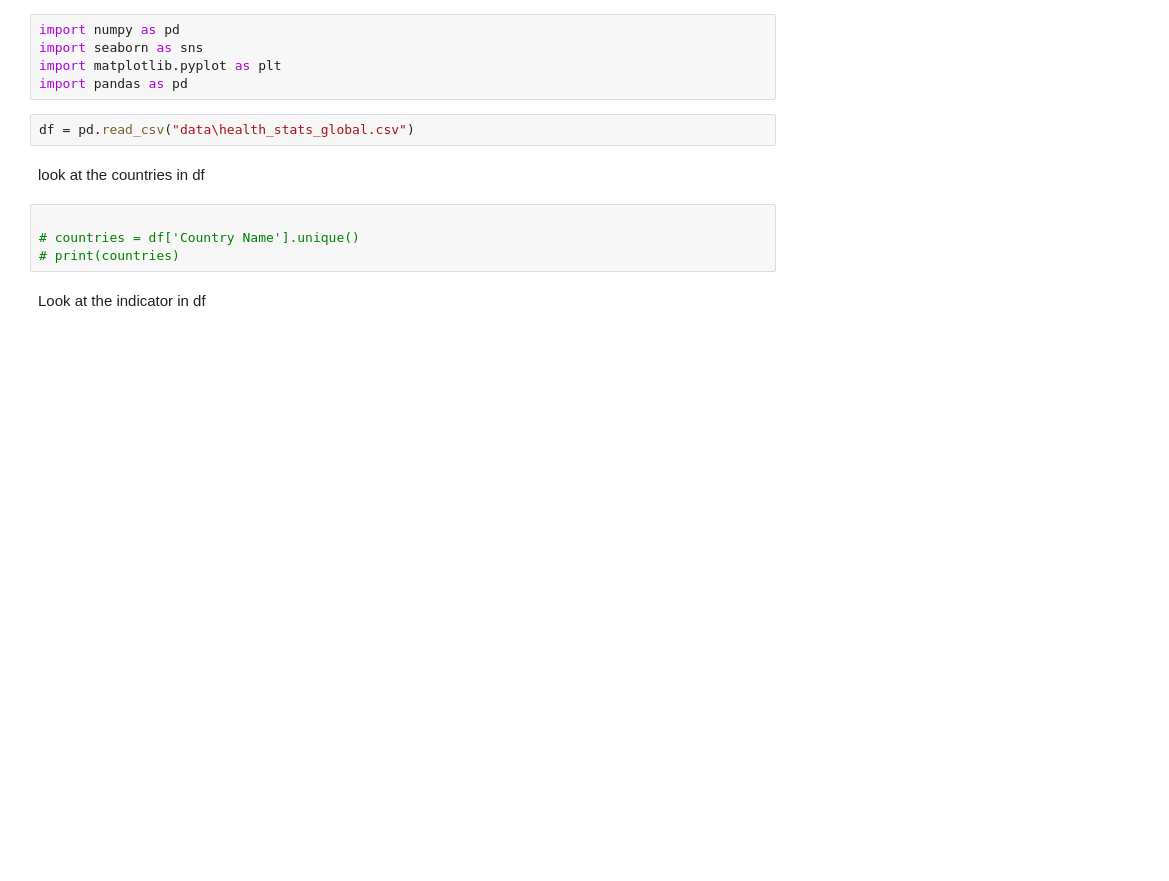
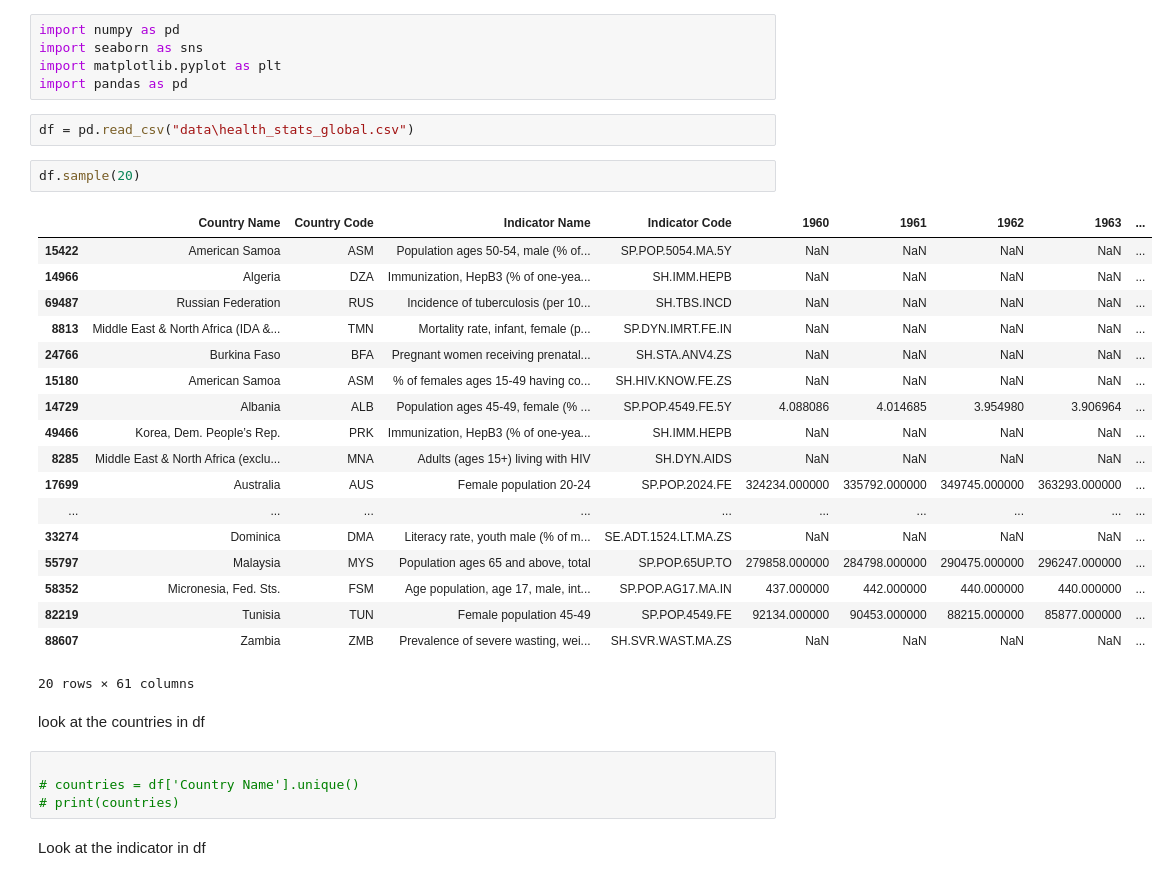
Before and after one commit to BenHallinan/eda_casestudy, a Jupyter notebook: health_brandon.ipynb, the cells around one changed output. Drawn from its saved outputs; the diff is of its cells as text; blank space fills up the shorter version.

```diff
--- a/health_brandon.ipynb
+++ b/health_brandon.ipynb
@@ -5,6 +5,27 @@ import matplotlib.pyplot as plt
 import pandas as pd
 # %%
 df = pd.read_csv("data\health_stats_global.csv")
+# %%
+df.sample(20)
+# %% [output]
+|  | Country Name | Country Code | Indicator Name | Indicator Code | 1960 | 1961 | 1962 | 1963 | ... |
+| 15422 | American Samoa | ASM | Population ages 50-54, male (% of... | SP.POP.5054.MA.5Y | NaN | NaN | NaN | NaN | ... |
+| 14966 | Algeria | DZA | Immunization, HepB3 (% of one-yea... | SH.IMM.HEPB | NaN | NaN | NaN | NaN | ... |
+| 69487 | Russian Federation | RUS | Incidence of tuberculosis (per 10... | SH.TBS.INCD | NaN | NaN | NaN | NaN | ... |
+| 8813 | Middle East & North Africa (IDA &... | TMN | Mortality rate, infant, female (p... | SP.DYN.IMRT.FE.IN | NaN | NaN | NaN | NaN | ... |
+| 24766 | Burkina Faso | BFA | Pregnant women receiving prenatal... | SH.STA.ANV4.ZS | NaN | NaN | NaN | NaN | ... |
+| 15180 | American Samoa | ASM | % of females ages 15-49 having co... | SH.HIV.KNOW.FE.ZS | NaN | NaN | NaN | NaN | ... |
+| 14729 | Albania | ALB | Population ages 45-49, female (% ... | SP.POP.4549.FE.5Y | 4.088086 | 4.014685 | 3.954980 | 3.906964 | ... |
+| 49466 | Korea, Dem. People’s Rep. | PRK | Immunization, HepB3 (% of one-yea... | SH.IMM.HEPB | NaN | NaN | NaN | NaN | ... |
+| 8285 | Middle East & North Africa (exclu... | MNA | Adults (ages 15+) living with HIV | SH.DYN.AIDS | NaN | NaN | NaN | NaN | ... |
+| 17699 | Australia | AUS | Female population 20-24 | SP.POP.2024.FE | 324234.000000 | 335792.000000 | 349745.000000 | 363293.000000 | ... |
+| ... | ... | ... | ... | ... | ... | ... | ... | ... | ... |
+| 33274 | Dominica | DMA | Literacy rate, youth male (% of m... | SE.ADT.1524.LT.MA.ZS | NaN | NaN | NaN | NaN | ... |
+| 55797 | Malaysia | MYS | Population ages 65 and above, total | SP.POP.65UP.TO | 279858.000000 | 284798.000000 | 290475.000000 | 296247.000000 | ... |
+| 58352 | Micronesia, Fed. Sts. | FSM | Age population, age 17, male, int... | SP.POP.AG17.MA.IN | 437.000000 | 442.000000 | 440.000000 | 440.000000 | ... |
+| 82219 | Tunisia | TUN | Female population 45-49 | SP.POP.4549.FE | 92134.000000 | 90453.000000 | 88215.000000 | 85877.000000 | ... |
+| 88607 | Zambia | ZMB | Prevalence of severe wasting, wei... | SH.SVR.WAST.MA.ZS | NaN | NaN | NaN | NaN | ... |
+20 rows × 61 columns
 # %% [markdown]
 look at the countries in df
 # %%
```
Also changed, not shown: parts of 5 cells of this notebook, 2 other files.
